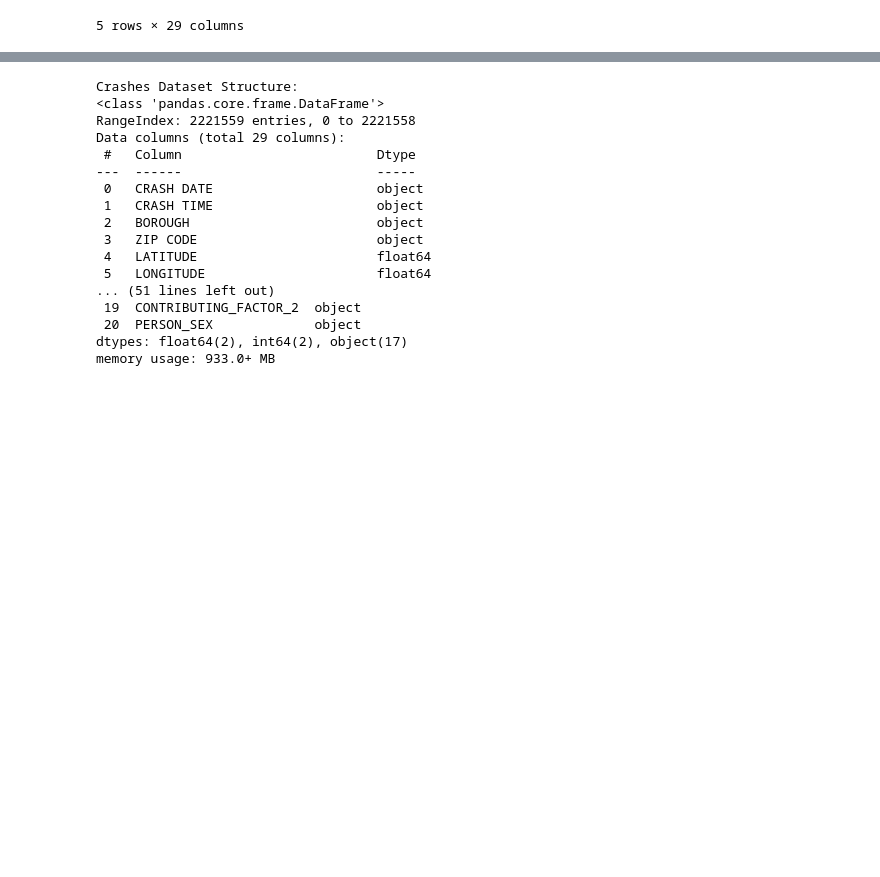
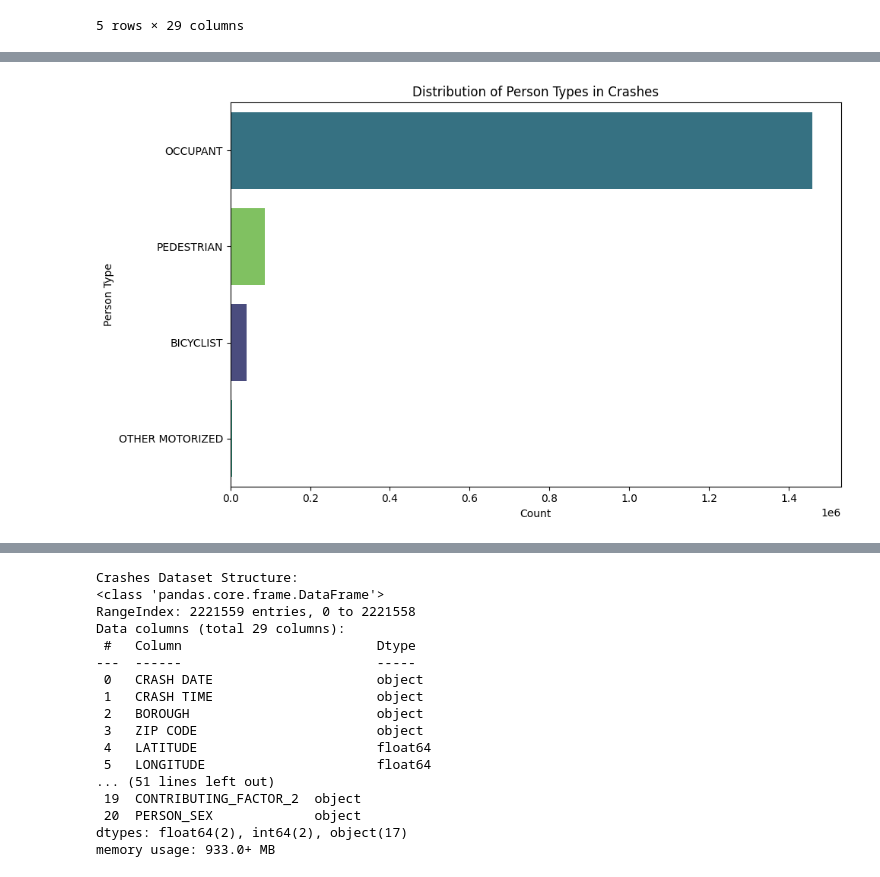
Before and after one commit to User-2rxeg/NYC-CrashLens, a Jupyter notebook: V1.ipynb, the cells around one changed output, grey strips where cells are left out. Drawn from its saved outputs; the diff is of its cells as text; code cells hidden in the pictures; blank space fills up the shorter version.

```diff
--- a/V1.ipynb
+++ b/V1.ipynb
@@ -22,0 +63,13 @@ df_crashes.head()
+# %%
+import matplotlib.pyplot as plt
+import seaborn as sns
+
+plt.figure(figsize=(10, 6))
+sns.countplot(data=df_merged, y='PERSON_TYPE', hue='PERSON_TYPE', legend=False, order=df_merged['PERSON_TYPE'].value_counts().index, palette='viridis')
+plt.title('Distribution of Person Types in Crashes')
+plt.xlabel('Count')
+plt.ylabel('Person Type')
+plt.tight_layout()
+plt.show()
+# %% [output]
+[figure, added]
```
Also changed, not shown: parts of 4 cells of this notebook.
